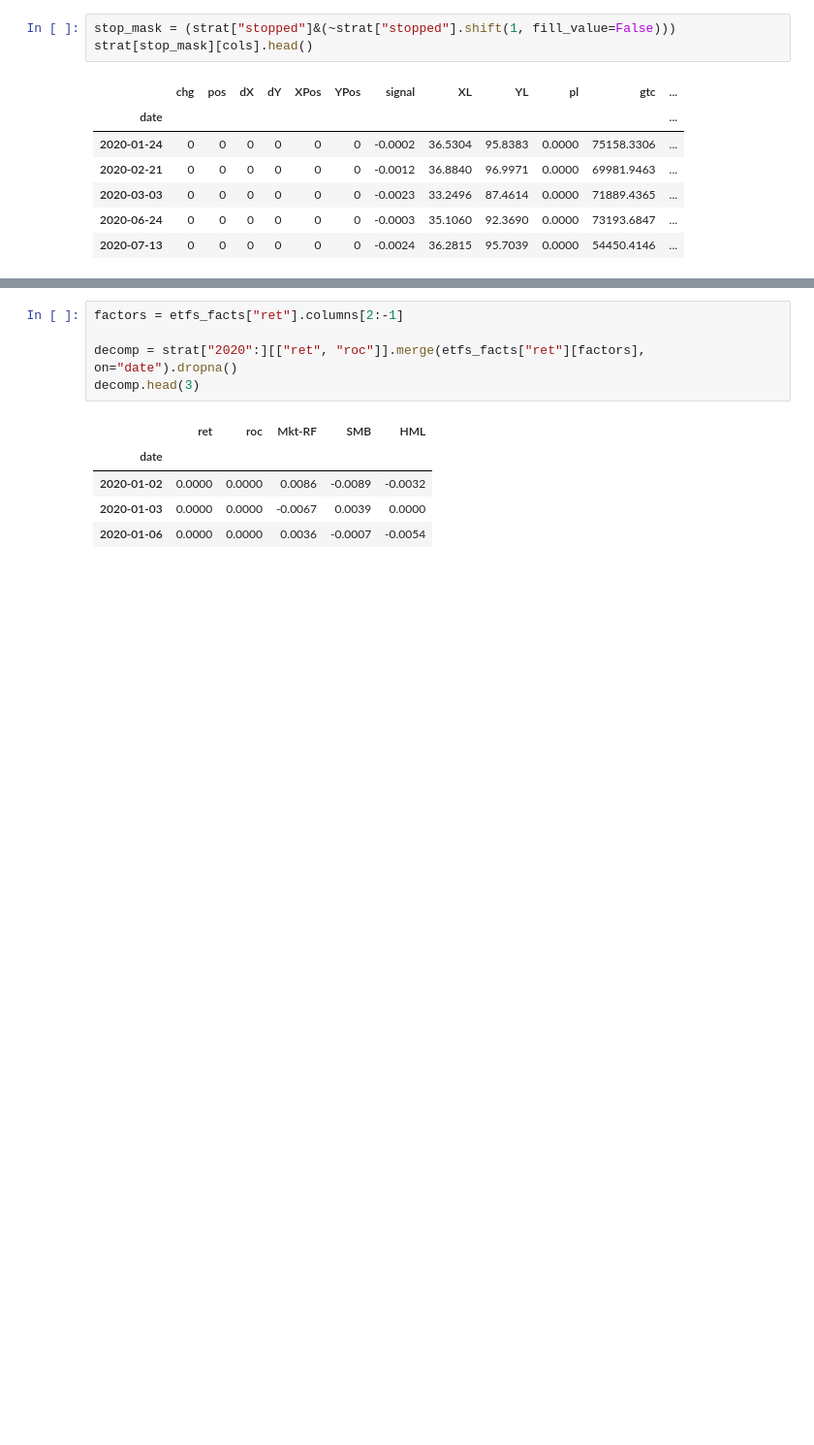
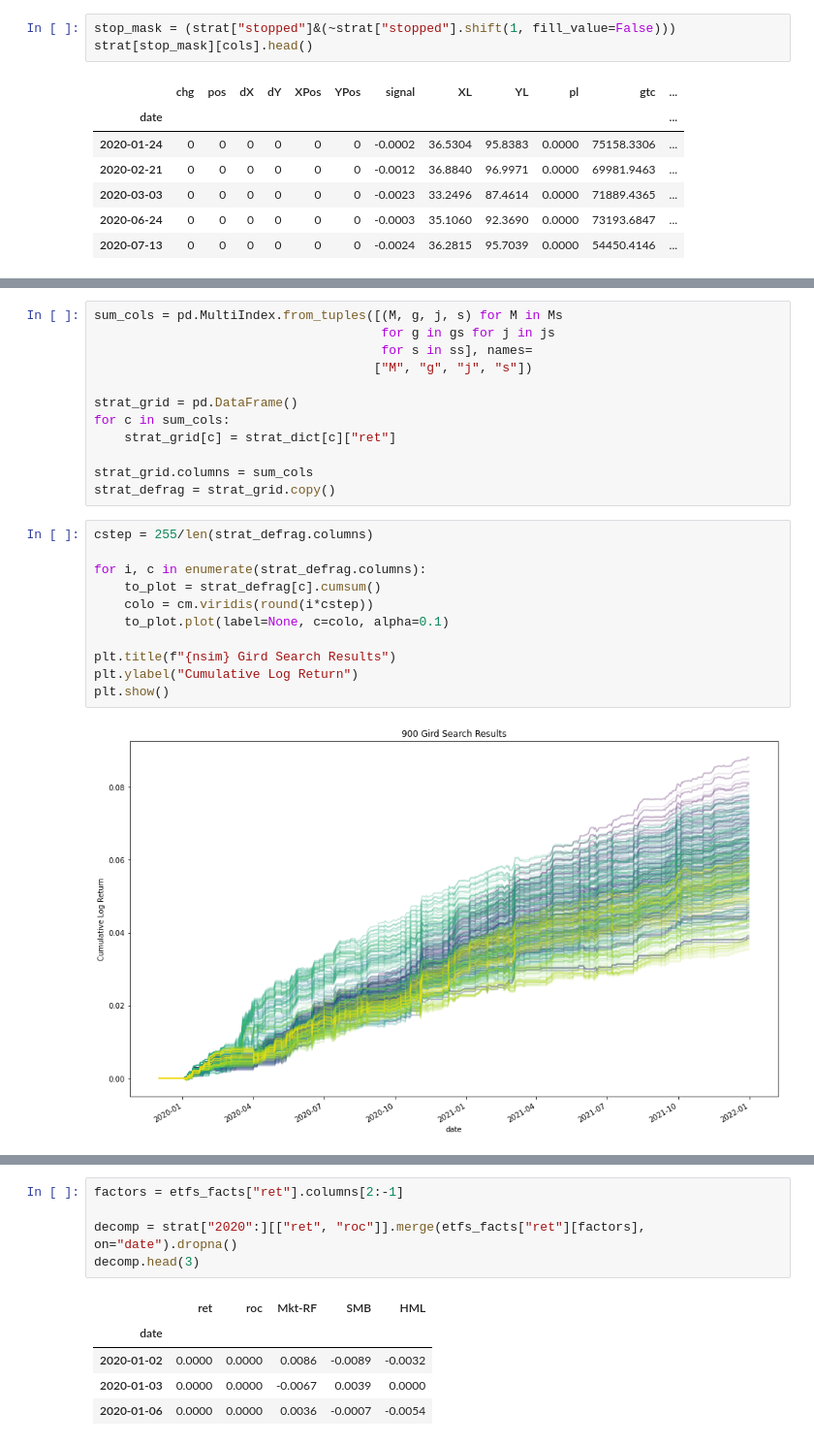
Before and after one commit to philipwlee/regquant, a Jupyter notebook: hw2_spread_sim/hw2_spread_sim_philip_lee_12129240.ipynb, the cells around one changed output, grey strips where cells are left out. Shown at 97% size. Cells and saved outputs as stored; diff of their text form; blank space fills up the shorter version.

```diff
--- a/hw2_spread_sim/hw2_spread_sim_philip_lee_12129240.ipynb
+++ b/hw2_spread_sim/hw2_spread_sim_philip_lee_12129240.ipynb
@@ -610,0 +665,25 @@ visualize_strat(strat["2020":], g, j)
+# %%
+sum_cols = pd.MultiIndex.from_tuples([(M, g, j, s) for M in Ms
+                                      for g in gs for j in js
+                                      for s in ss], names=
+                                     ["M", "g", "j", "s"])
+
+strat_grid = pd.DataFrame()
+for c in sum_cols:
+    strat_grid[c] = strat_dict[c]["ret"]
+
+strat_grid.columns = sum_cols
+strat_defrag = strat_grid.copy()
+# %%
+cstep = 255/len(strat_defrag.columns)
+
+for i, c in enumerate(strat_defrag.columns):
+    to_plot = strat_defrag[c].cumsum()
+    colo = cm.viridis(round(i*cstep))
+    to_plot.plot(label=None, c=colo, alpha=0.1)
+
+plt.title(f"{nsim} Gird Search Results")
+plt.ylabel("Cumulative Log Return")
+plt.show()
+# %% [output]
+[figure, added]
```
Also changed, not shown: parts of 39 cells of this notebook.
